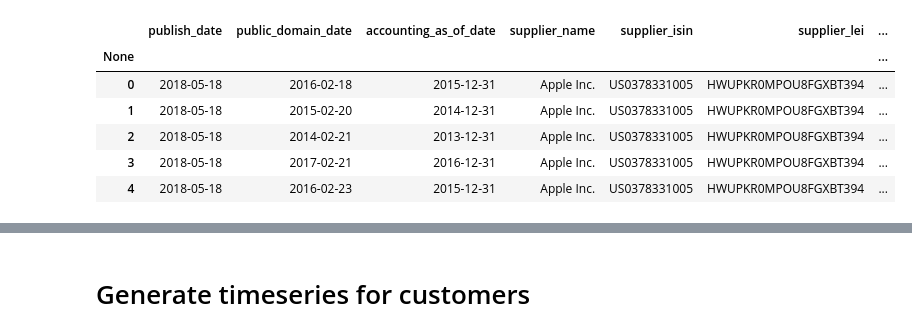
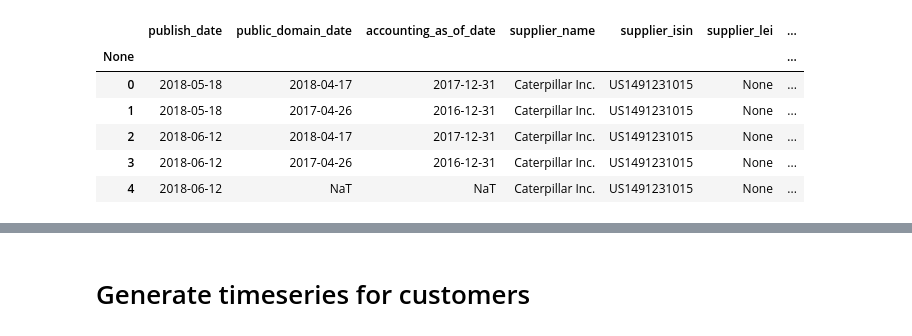
Before and after one commit to ajmal017/algothon2019-1, a Jupyter notebook: supply_chain.ipynb, the cells around one changed output, grey strips where cells are left out. Saved outputs shown, nothing was run; the diff lists cells and outputs as text; code cells hidden in the pictures.

```diff
--- a/supply_chain.ipynb
+++ b/supply_chain.ipynb
@@ -12,19 +13,19 @@ quandl.ApiConfig.api_key = 'VxZss34XgZXejjDqgZJr'
 # %%
-ticker = 'AAPL'
+ticker = 'CAT'
 us_exchanges = ['NYSE','NasdaqGS','NasdaqCM','NasdaqGM']
 ch_exchanges = ['SHSE', 'SZSE']
 
 company = quandl.get_table('GSCR/GSREF', ticker = ticker)
 coy_customers = quandl.get_table('GSCR/GSPLY', supplier_ticker=ticker)
 coy_customers.head()
 # %% [output]
 |  | publish_date | public_domain_date | accounting_as_of_date | supplier_name | supplier_isin | supplier_lei | ... |
 | None |  |  |  |  |  |  | ... |
-| 0 | 2018-05-18 | 2016-02-18 | 2015-12-31 | Apple Inc. | US0378331005 | HWUPKR0MPOU8FGXBT394 | ... |
-| 1 | 2018-05-18 | 2015-02-20 | 2014-12-31 | Apple Inc. | US0378331005 | HWUPKR0MPOU8FGXBT394 | ... |
-| 2 | 2018-05-18 | 2014-02-21 | 2013-12-31 | Apple Inc. | US0378331005 | HWUPKR0MPOU8FGXBT394 | ... |
-| 3 | 2018-05-18 | 2017-02-21 | 2016-12-31 | Apple Inc. | US0378331005 | HWUPKR0MPOU8FGXBT394 | ... |
-| 4 | 2018-05-18 | 2016-02-23 | 2015-12-31 | Apple Inc. | US0378331005 | HWUPKR0MPOU8FGXBT394 | ... |
+| 0 | 2018-05-18 | 2018-04-17 | 2017-12-31 | Caterpillar Inc. | US1491231015 | None | ... |
+| 1 | 2018-05-18 | 2017-04-26 | 2016-12-31 | Caterpillar Inc. | US1491231015 | None | ... |
+| 2 | 2018-06-12 | 2018-04-17 | 2017-12-31 | Caterpillar Inc. | US1491231015 | None | ... |
+| 3 | 2018-06-12 | 2017-04-26 | 2016-12-31 | Caterpillar Inc. | US1491231015 | None | ... |
+| 4 | 2018-06-12 | NaT | NaT | Caterpillar Inc. | US1491231015 | None | ... |
 # %%
 # Identify customers in the US and China
 customer_list = coy_customers[['customer_exchange','customer_ticker']].drop_duplicates()
```
Also changed, not shown: parts of 24 cells of this notebook, 1 other file.
